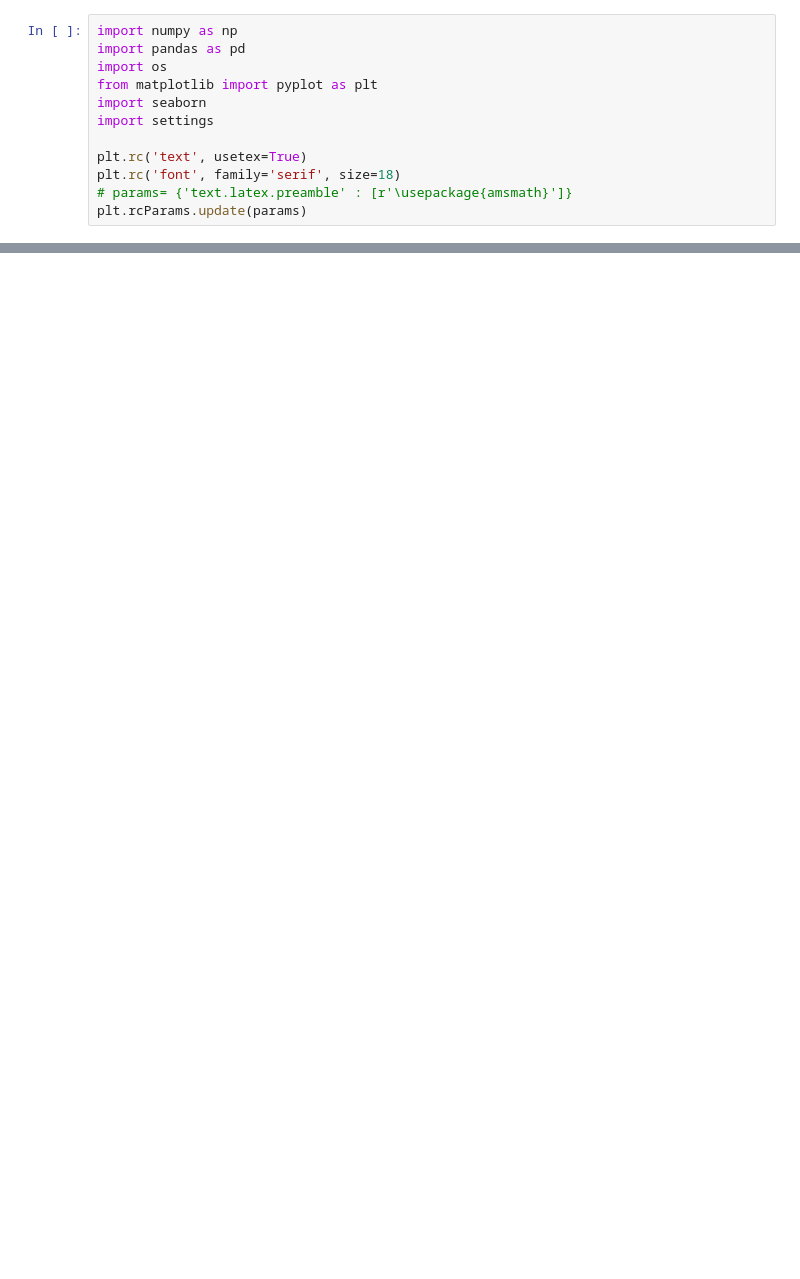
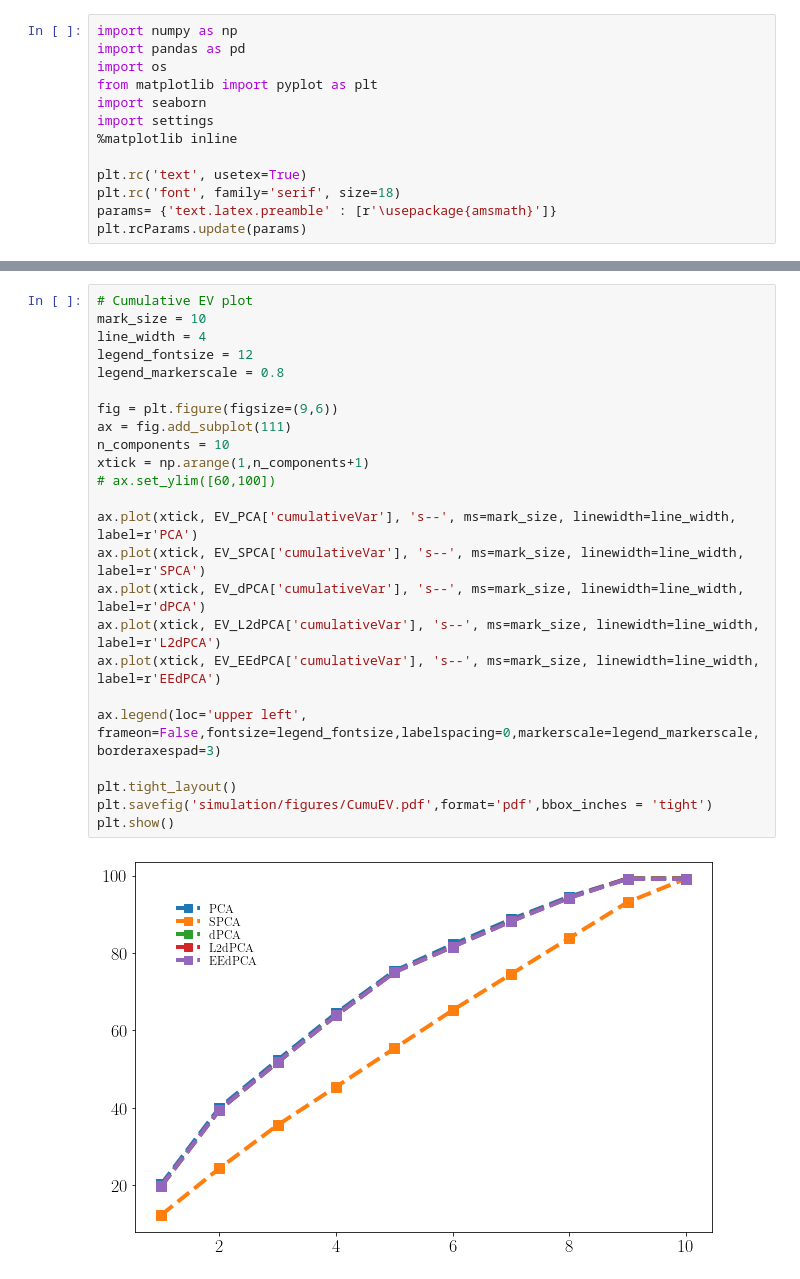
Before and after one commit to SuikaXhq/learning-machine-learning, a Jupyter notebook: source/EE-dPCA/drawing.ipynb, the cells around one changed output, grey strips where cells are left out. Saved outputs shown, nothing was run; the diff lists cells and outputs as text; blank space fills up the shorter version.

Commit message:
simulation: drawing v1.0

```diff
--- a/source/EE-dPCA/drawing.ipynb
+++ b/source/EE-dPCA/drawing.ipynb
@@ -5,8 +5,9 @@ import os
 from matplotlib import pyplot as plt
 import seaborn
 import settings
+%matplotlib inline
 
 plt.rc('text', usetex=True)
 plt.rc('font', family='serif', size=18)
-# params= {'text.latex.preamble' : [r'\usepackage{amsmath}']}
+params= {'text.latex.preamble' : [r'\usepackage{amsmath}']}
 plt.rcParams.update(params)
@@ -47,0 +427,26 @@ RuntimeError: Failed to process string with tex because latex could not be found
+# %%
+# Cumulative EV plot
+mark_size = 10
+line_width = 4
+legend_fontsize = 12
+legend_markerscale = 0.8
+
+fig = plt.figure(figsize=(9,6))
+ax = fig.add_subplot(111)
+n_components = 10
+xtick = np.arange(1,n_components+1)
+# ax.set_ylim([60,100])
+
+ax.plot(xtick, EV_PCA['cumulativeVar'], 's--', ms=mark_size, linewidth=line_width, label=r'PCA')
+ax.plot(xtick, EV_SPCA['cumulativeVar'], 's--', ms=mark_size, linewidth=line_width, label=r'SPCA')
+ax.plot(xtick, EV_dPCA['cumulativeVar'], 's--', ms=mark_size, linewidth=line_width, label=r'dPCA')
+ax.plot(xtick, EV_L2dPCA['cumulativeVar'], 's--', ms=mark_size, linewidth=line_width, label=r'L2dPCA')
+ax.plot(xtick, EV_EEdPCA['cumulativeVar'], 's--', ms=mark_size, linewidth=line_width, label=r'EEdPCA')
+
+ax.legend(loc='upper left', frameon=False,fontsize=legend_fontsize,labelspacing=0,markerscale=legend_markerscale,borderaxespad=3)
+
+plt.tight_layout()
+plt.savefig('simulation/figures/CumuEV.pdf',format='pdf',bbox_inches = 'tight')
+plt.show()
+# %% [output]
+[figure, added]
```
Also changed, not shown: parts of 11 cells of this notebook.
